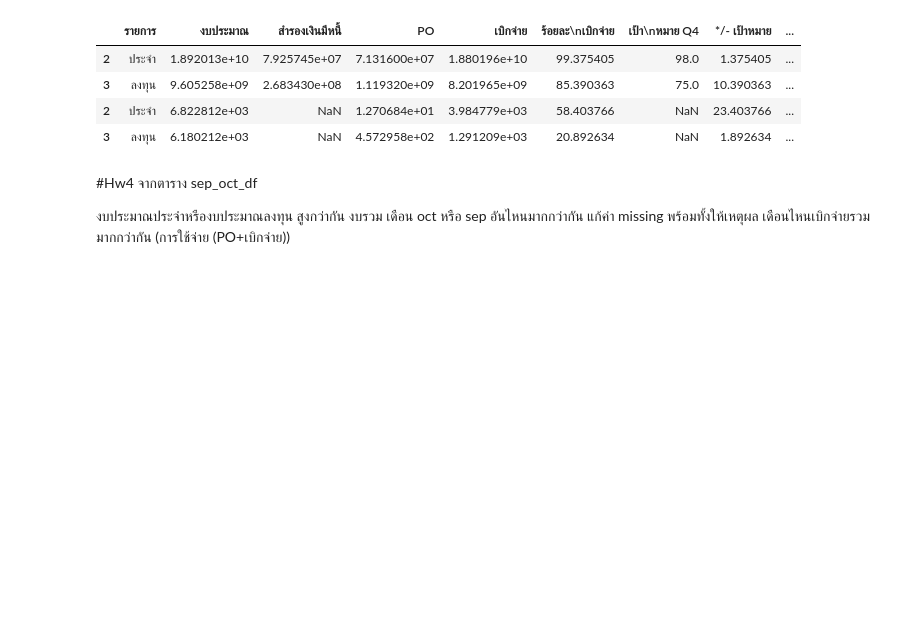
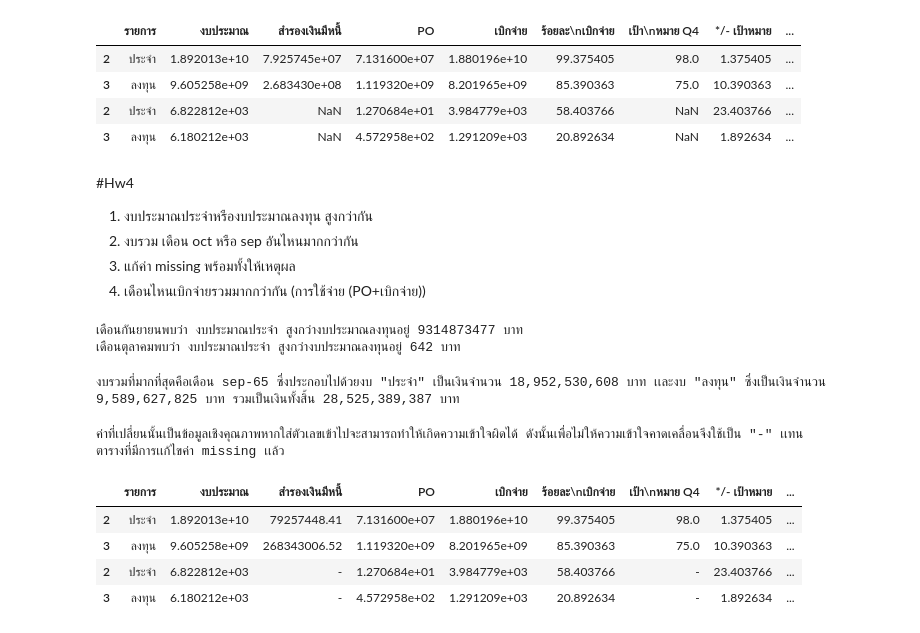
Before and after one commit to Thanatipz/Thana, a Jupyter notebook: Pandas101.ipynb, the cells around one changed output. Cells and saved outputs as stored; diff of their text form; code cells hidden in the pictures; blank space fills up the shorter version.

```diff
--- a/Pandas101.ipynb
+++ b/Pandas101.ipynb
@@ -769,9 +348,65 @@ datasep_oct
 | 3 | ลงทุน | 6.180212e+03 | NaN | 4.572958e+02 | 1.291209e+03 | 20.892634 | NaN | 1.892634 | ... |
 # %% [markdown]
 #Hw4
-จากตาราง sep_oct_df
-
-งบประมาณประจำหรืองบประมาณลงทุน สูงกว่ากัน
-งบรวม เดือน oct หรือ sep อันไหนมากกว่ากัน
-แก้ค่า missing พร้อมทั้งให้เหตุผล
-เดือนไหนเบิกจ่ายรวมมากกว่ากัน (การใช้จ่าย (PO+เบิกจ่าย))
+1.   งบประมาณประจำหรืองบประมาณลงทุน สูงกว่ากัน
+2.   งบรวม เดือน oct หรือ sep อันไหนมากกว่ากัน
+3.   แก้ค่า missing พร้อมทั้งให้เหตุผล
+4.   เดือนไหนเบิกจ่ายรวมมากกว่ากัน (การใช้จ่าย (PO+เบิกจ่าย))
+# %%
+##ข้อที่1##
+
+## a คืองบประจำ sep และ b คืองบลงทุน sep
+a = datasep_oct[(datasep_oct['รายการ']=='ประจำ')&( datasep_oct['เดือน-ปี']=='sep-65')]['งบประมาณ']
+b = datasep_oct[(datasep_oct['รายการ']=='ลงทุน')&( datasep_oct['เดือน-ปี']=='sep-65')]['งบประมาณ']
+
+
+
+## c คืองบประจำ oct และ d คืองบลงทุน oct
+c = datasep_oct[(datasep_oct['รายการ']=='ประจำ')&( datasep_oct['เดือน-ปี']=='oct-65')]['งบประมาณ']
+d = datasep_oct[(datasep_oct['รายการ']=='ลงทุน')&( datasep_oct['เดือน-ปี']=='oct-65')]['งบประมาณ']
+
+
+if int(a)>int(b): print(f'เดือนกันยายนพบว่า งบประมาณประจำ สูงกว่างบประมาณลงทุนอยู่',int(a)-int(b),'บาท')
+else: print (f'เดือนกันยายนพบว่า งบประมาณลงทุน สูงกว่างบประมาณประจำอยู่',int(b)-int(a),'บาท')
+
+if int(c)>int(d): print(f'เดือนตุลาคมพบว่า งบประมาณประจำ สูงกว่างบประมาณลงทุนอยู่', int(c)-int(d),'บาท')
+else: print (f'เดือนตุลาคมพบว่า  งบประมาณลงทุน สูงกว่างบประมาณประจำอยู่', int(d)-int(c),'บาท')
+# %% [output]
+เดือนกันยายนพบว่า งบประมาณประจำ สูงกว่างบประมาณลงทุนอยู่ 9314873477 บาท
+เดือนตุลาคมพบว่า งบประมาณประจำ สูงกว่างบประมาณลงทุนอยู่ 642 บาท
+# %%
+##ข้อที่2##
+
+sep = datasep_oct[datasep_oct["เดือน-ปี"] == datasep["เดือน-ปี"][2]]
+oct = datasep_oct[datasep_oct["เดือน-ปี"] == dataoct["เดือน-ปี"][2]]
+sep_fixxxxx = sep['งบประมาณ'][2]
+sep_investtttt = sep['งบประมาณ'][3]
+sep_sum = sep_fixxxxx + sep_investtttt
+oct_fixxxxx = oct['งบประมาณ'][2]
+oct_investtttt = oct['งบประมาณ'][3]
+oct_sum = oct_fixxxxx + oct_investtttt
+list_name =[]
+for x in set(oct['รายการ']):
+  list_name.append(x)
+list_name
+if sep_sum > oct_sum :
+  print (f'งบรวมที่มากที่สุดคือเดือน {sep["เดือน-ปี"][2]} ซึ่งประกอบไปด้วยงบ "{list_name[0]}" เป็นเงินจำนวน {int(sep_fix):,} บาท เเละงบ "{list_name[1]}" ซึ่งเป็นเงินจำนวน {int(sep_invest):,} บาท รวมเป็นเงินทั้งสิ้น {int(sep_sum):,} บาท')
+elif sep_sum < oct_sum :
+  print (f'งบรวมที่มากที่สุดคือเดือน {oct["เดือน-ปี"][2]} ซึ่งประกอบไปด้วยงบ "{list_name[0]}" เป็นเงินจำนวน {int(oct_fix):,} บาท เเละงบ "{list_name[1]}" ซึ่งเป็นเงินจำนวน {int(oct_invest):,} บาท รวมเป็นเงินทั้งสิ้น {int(oct_sum):,} บาท')
+# %% [output]
+งบรวมที่มากที่สุดคือเดือน sep-65 ซึ่งประกอบไปด้วยงบ "ประจำ" เป็นเงินจำนวน 18,952,530,608 บาท เเละงบ "ลงทุน" ซึ่งเป็นเงินจำนวน 9,589,627,825 บาท รวมเป็นเงินทั้งสิ้น 28,525,389,387 บาท
+# %%
+##ข้อที่3##
+
+newtarang = datasep_oct.fillna('-')
+print ('ค่าที่เปลี่ยนนั้นเป็นข้อมูลเชิงคุณภาพหากใส่ตัวเลขเข้าไปจะสามารถทำให้เกิดความเข้าใจผิดได้ ดังนั้นเพื่อไม่ให้ความเข้าใจคาดเคลื่อนจึงใช้เป็น "-" เเทน ')
+print ('ตารางที่มีการเเก้ไขค่า missing เเล้ว')
+newtarang
+# %% [output]
+ค่าที่เปลี่ยนนั้นเป็นข้อมูลเชิงคุณภาพหากใส่ตัวเลขเข้าไปจะสามารถทำให้เกิดความเข้าใจผิดได้ ดังนั้นเพื่อไม่ให้ความเข้าใจคาดเคลื่อนจึงใช้เป็น "-" เเทน
+ตารางที่มีการเเก้ไขค่า missing เเล้ว
+|  | รายการ | งบประมาณ | สำรองเงินมีหนี้ | PO | เบิกจ่าย | ร้อยละ\nเบิกจ่าย | เป้า\nหมาย Q4 | */- เป้าหมาย | ... |
+| 2 | ประจำ | 1.892013e+10 | 79257448.41 | 7.131600e+07 | 1.880196e+10 | 99.375405 | 98.0 | 1.375405 | ... |
+| 3 | ลงทุน | 9.605258e+09 | 268343006.52 | 1.119320e+09 | 8.201965e+09 | 85.390363 | 75.0 | 10.390363 | ... |
+| 2 | ประจำ | 6.822812e+03 | - | 1.270684e+01 | 3.984779e+03 | 58.403766 | - | 23.403766 | ... |
+| 3 | ลงทุน | 6.180212e+03 | - | 4.572958e+02 | 1.291209e+03 | 20.892634 | - | 1.892634 | ... |
```
Also changed, not shown: parts of 53 cells of this notebook.
